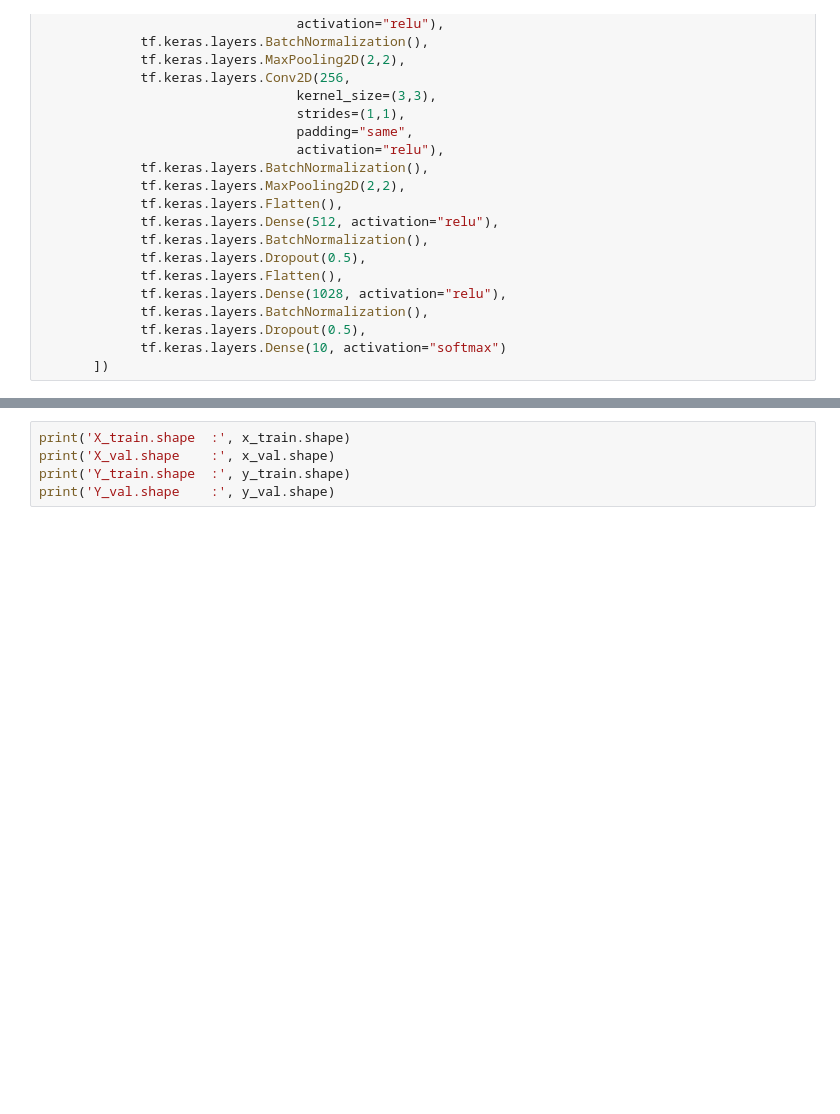
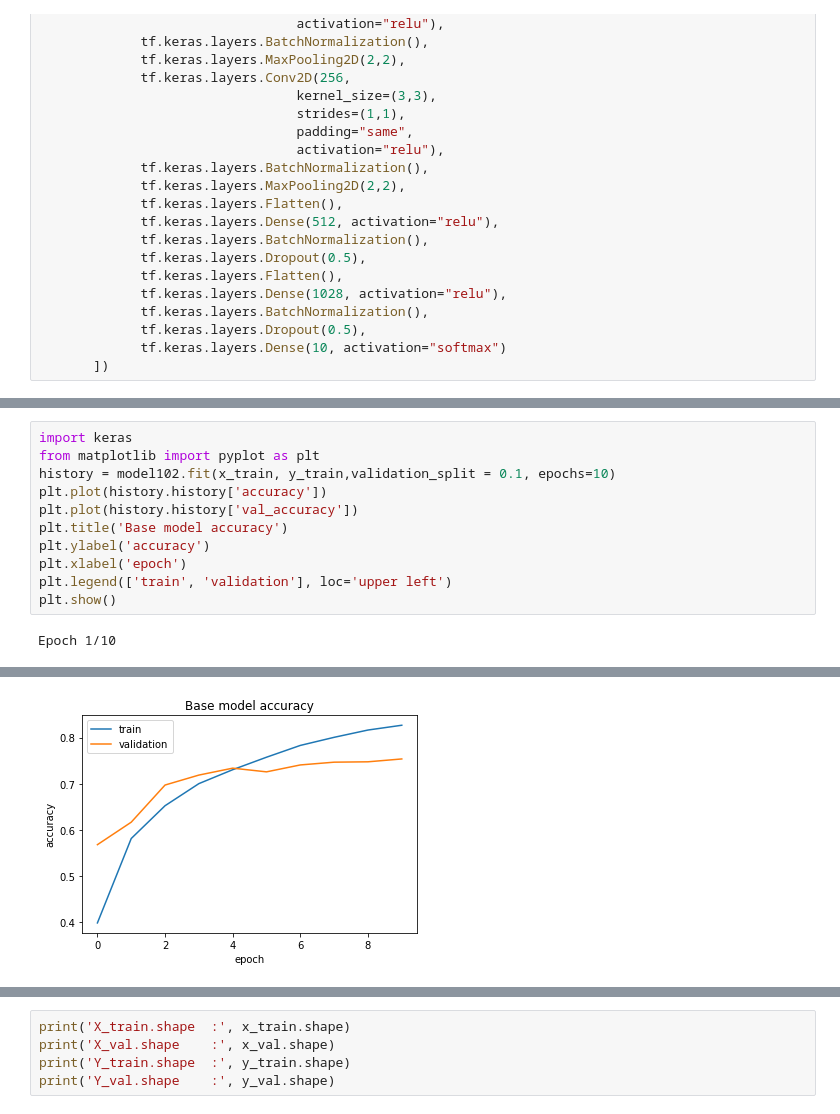
Before and after one commit to meskatjahan/quantize_network, a Jupyter notebook: test_15.ipynb, the cells around one changed output, grey strips where cells are left out. Cells and saved outputs as stored; diff of their text form; blank space fills up the shorter version.

```diff
--- a/test_15.ipynb
+++ b/test_15.ipynb
@@ -156,0 +220,13 @@ model10 = tf.keras.models.Sequential([
+# %%
+import keras
+from matplotlib import pyplot as plt
+history = model102.fit(x_train, y_train,validation_split = 0.1, epochs=10)
+plt.plot(history.history['accuracy'])
+plt.plot(history.history['val_accuracy'])
+plt.title('Base model accuracy')
+plt.ylabel('accuracy')
+plt.xlabel('epoch')
+plt.legend(['train', 'validation'], loc='upper left')
+plt.show()
+# %% [output]
+Epoch 1/10
@@ -156,0 +252 @@ model10 = tf.keras.models.Sequential([
+[figure, added]
```
Also changed, not shown: parts of 22 cells of this notebook.
